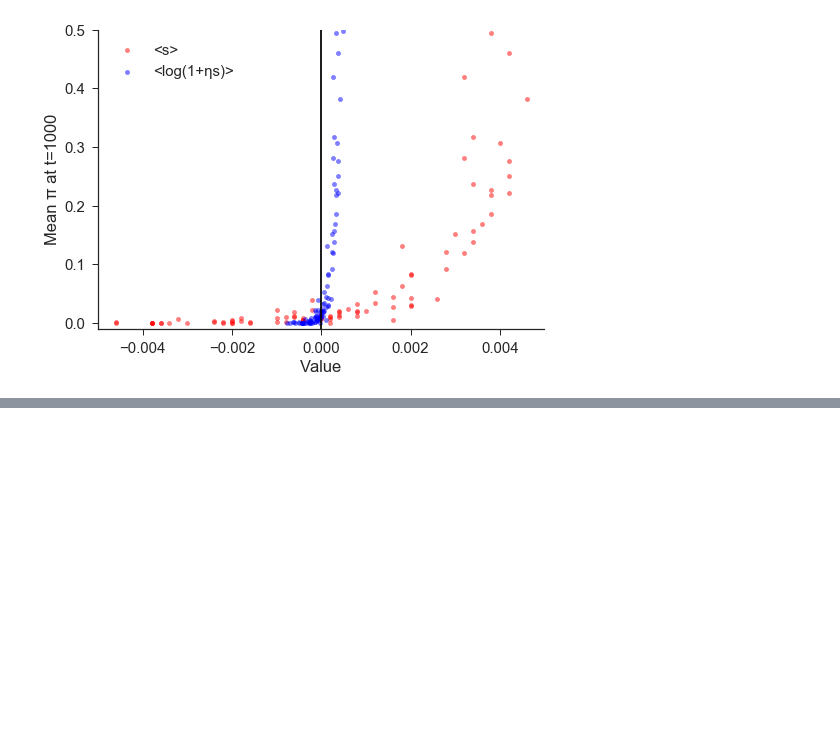
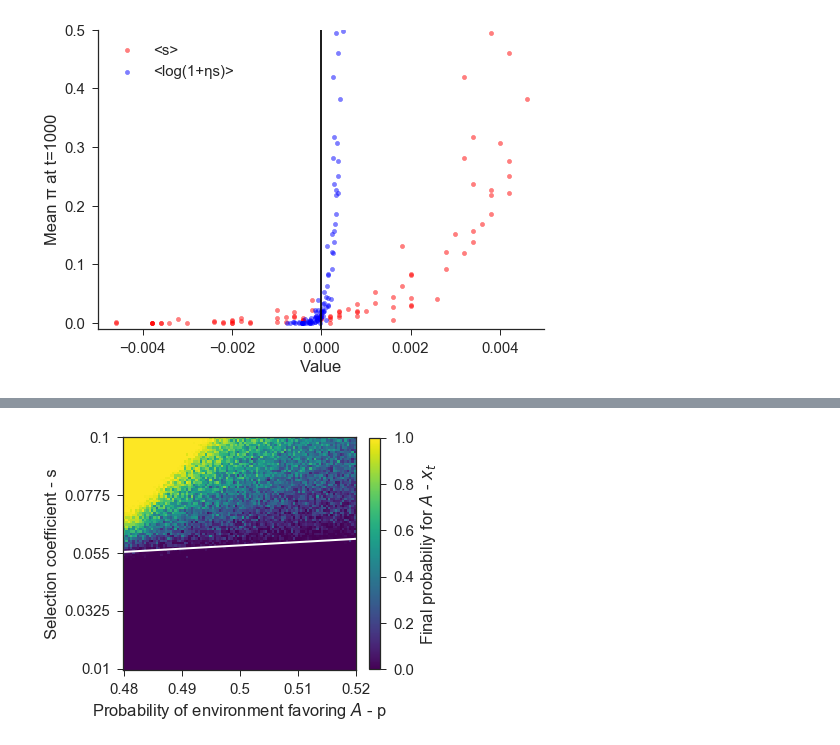
Before and after one commit to yoavram/Milpitas, a Jupyter notebook: notebooks/random environment simulation.ipynb, the cells around one changed output, grey strips where cells are left out. Saved outputs shown, nothing was run; the diff lists cells and outputs as text; code cells hidden in the pictures; blank space fills up the shorter version.

```diff
--- a/notebooks/random environment simulation.ipynb
+++ b/notebooks/random environment simulation.ipynb
@@ -124,0 +180,51 @@ sns.despine()
+# %%
+for i, p_ in enumerate(tqdm(p, desc='p')):
+    for j, s_ in enumerate(s):
+        x_, Elog_ = recurrence(x0=x0, n=n, η=η, s=s_, p=p_)
+        x[i, j] = x_[-1]
+        Elog[i, j] = Elog_
+        Elog_d[i, j] = p_ * np.log(1 + η * s_) + (1 - p_) * np.log(1 - η * s_)
+#         print('x={:.2g}, p={:.2g}, s={:.2g}, Elog={:.2g}'.format(x_[-1], p_, s_, Elog_d[i,j]))
+# %%
+with open('rand_env_sim_cache.pkl', 'wb') as f:
+    pickle.dump(dict(x=x, Elog=Elog, Elog_d=Elog_d), f)
+# %%
+with open('rand_env_sim_cache.pkl', 'rb') as f:
+    d = pickle.load(f)
+    x = d['x']
+    Elog = d['Elog']
+    Elog_d = d['Elog_d']
+# %%
+fig, ax = plt.subplots(1, 1, figsize=(6, 6))
+extent = (-0.5, x.shape[0], -0.5, x.shape[1])
+
+# ax = axes[0]
+im1 = ax.imshow(x, aspect=1, origin=(0, 0), cmap='viridis', vmin=0, vmax=1, extent=extent)
+cntr = ax.contour(Elog_d, levels=[0], aspect=1, linewidths=2, colors='w', extent=extent)
+cb1 = plt.colorbar(im1, ax=ax, fraction=0.045, label='Final probabiliy for $A$ - $x_t$')
+ax.set(
+    xlabel='Probability of environment favoring $A$ - p',
+    ylabel='Selection coefficient - s',
+    xticks=np.linspace(0, p.size, 5),
+    yticks=np.linspace(0, s.size, 5),
+    xticklabels=np.linspace(p[0], p[-1], 5),
+    yticklabels=np.linspace(s[0], s[-1], 5)
+)
+
+# ax = axes[1]
+# im2 = ax.imshow(Elog, aspect=1, origin=(0, 0), cmap='RdYlBu', interpolation='none', extent=extent)
+# cntr = ax.contour(Elog, levels=[-0.0001, 0, 0.0001], aspect=1, linewidths=0.5, colors='k', interpolation='none', extent=extent)
+# ax.clabel(cntr, fmt=lambda x: '{:.3g}'.format(x),fontsize=16, colors="#252525")
+# cb2 = plt.colorbar(im2, ax=ax, fraction=0.045, label=r'$E[log(1+\eta s_t)]$'.format(n))
+# ax.set(
+#     xlabel='p',
+#     ylabel='s',
+#     xticks=np.linspace(0, p.size, 5),
+#     yticks=np.linspace(0, s.size, 5),
+#     xticklabels=np.linspace(p[0], p[-1], 5),
+#     yticklabels=np.linspace(s[0], s[-1], 5)
+# )
+fig.tight_layout()
+fig.savefig('../figures/stochastic_env_x_t.pdf', bbox_inches='tight')
+# %% [output]
+[figure, added]
```
Also changed, not shown: parts of 10 cells of this notebook.
